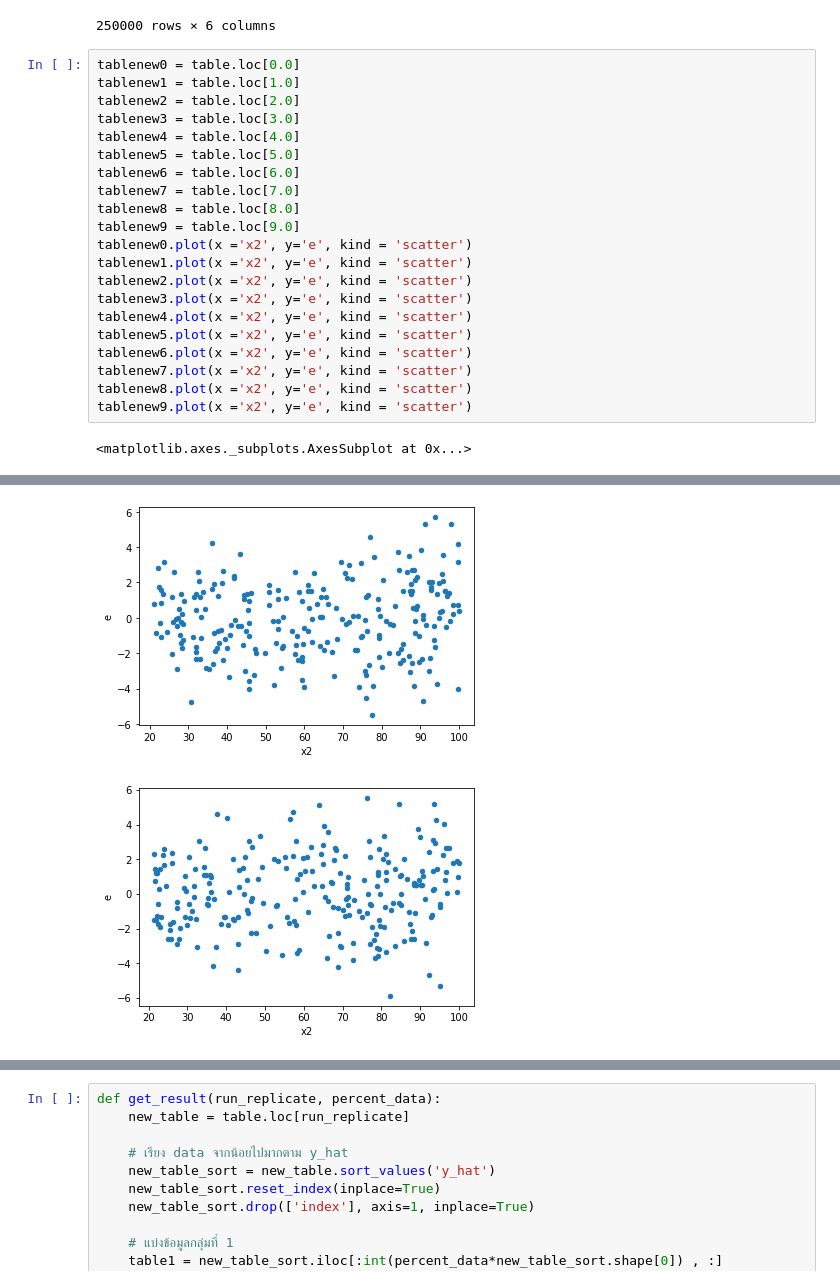
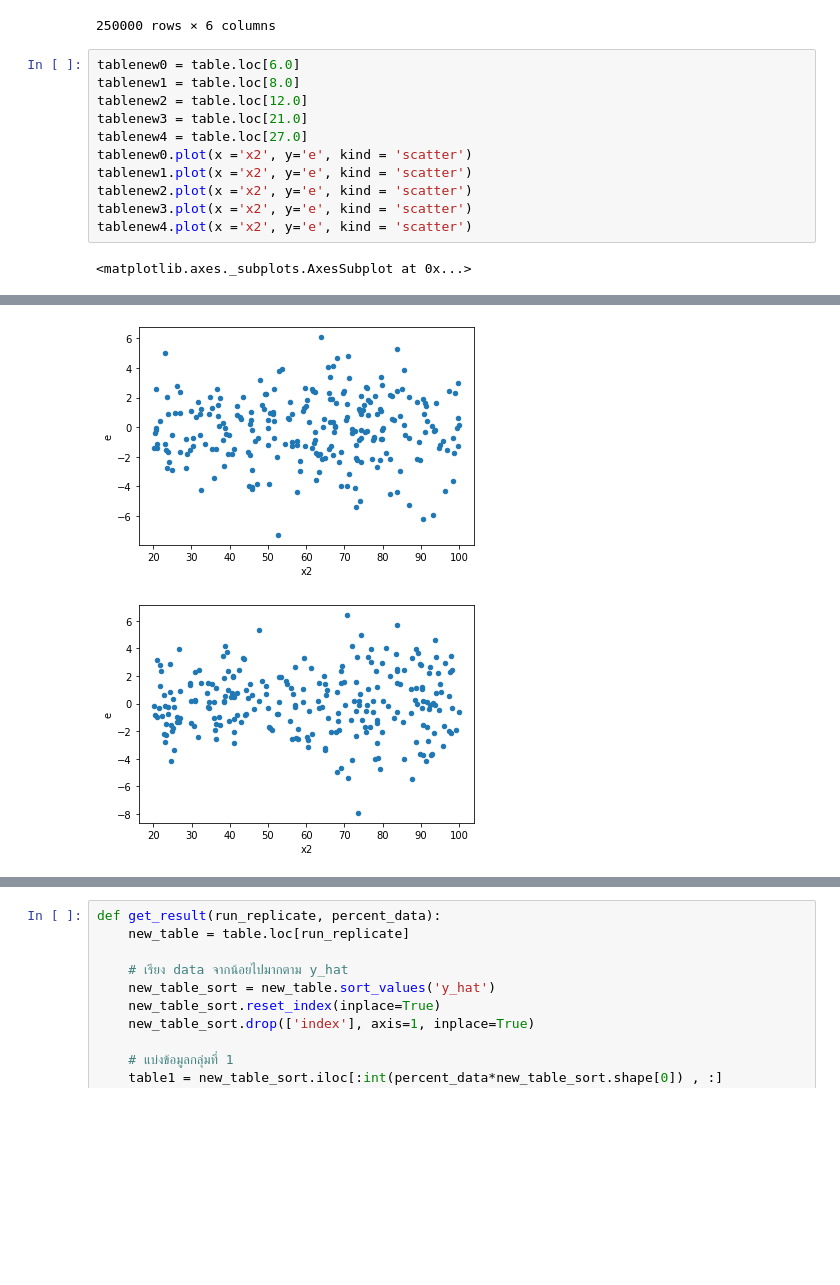
Before and after one commit to iam-fern/Generate_addition_2X, a Jupyter notebook: GQtest_data(y_hat)_add_delta_(0_4)_n250_01.ipynb, the cells around one changed output, grey strips where cells are left out. Saved outputs shown, nothing was run; the diff lists cells and outputs as text; blank space fills up the shorter version.

```diff
--- a/GQtest_data(y_hat)_add_delta_(0_4)_n250_01.ipynb
+++ b/GQtest_data(y_hat)_add_delta_(0_4)_n250_01.ipynb
@@ -136,25 +136,15 @@ table
 |  | 249.0 | 45.713286 | 22.963035 | 0.012545 | 78.688866 | 78.878068 | -0.189201 |
 250000 rows × 6 columns
 # %%
-tablenew0 = table.loc[0.0]
-tablenew1 = table.loc[1.0]
-tablenew2 = table.loc[2.0]
-tablenew3 = table.loc[3.0]
-tablenew4 = table.loc[4.0]
-tablenew5 = table.loc[5.0]
-tablenew6 = table.loc[6.0]
-tablenew7 = table.loc[7.0]
-tablenew8 = table.loc[8.0]
-tablenew9 = table.loc[9.0]
+tablenew0 = table.loc[6.0]
+tablenew1 = table.loc[8.0]
+tablenew2 = table.loc[12.0]
+tablenew3 = table.loc[21.0]
+tablenew4 = table.loc[27.0]
 tablenew0.plot(x ='x2', y='e', kind = 'scatter')
 tablenew1.plot(x ='x2', y='e', kind = 'scatter')
 tablenew2.plot(x ='x2', y='e', kind = 'scatter')
 tablenew3.plot(x ='x2', y='e', kind = 'scatter')
 tablenew4.plot(x ='x2', y='e', kind = 'scatter')
-tablenew5.plot(x ='x2', y='e', kind = 'scatter')
-tablenew6.plot(x ='x2', y='e', kind = 'scatter')
-tablenew7.plot(x ='x2', y='e', kind = 'scatter')
-tablenew8.plot(x ='x2', y='e', kind = 'scatter')
-tablenew9.plot(x ='x2', y='e', kind = 'scatter')
 # %% [output]
 <matplotlib.axes._subplots.AxesSubplot at 0x...>
@@ -162,2 +152,2 @@ tablenew9.plot(x ='x2', y='e', kind = 'scatter')
-[figure, old version]
+[figure, new version]
-[figure, old version]
+[figure, new version]
```
Also changed, not shown: parts of 1 cell of this notebook.
